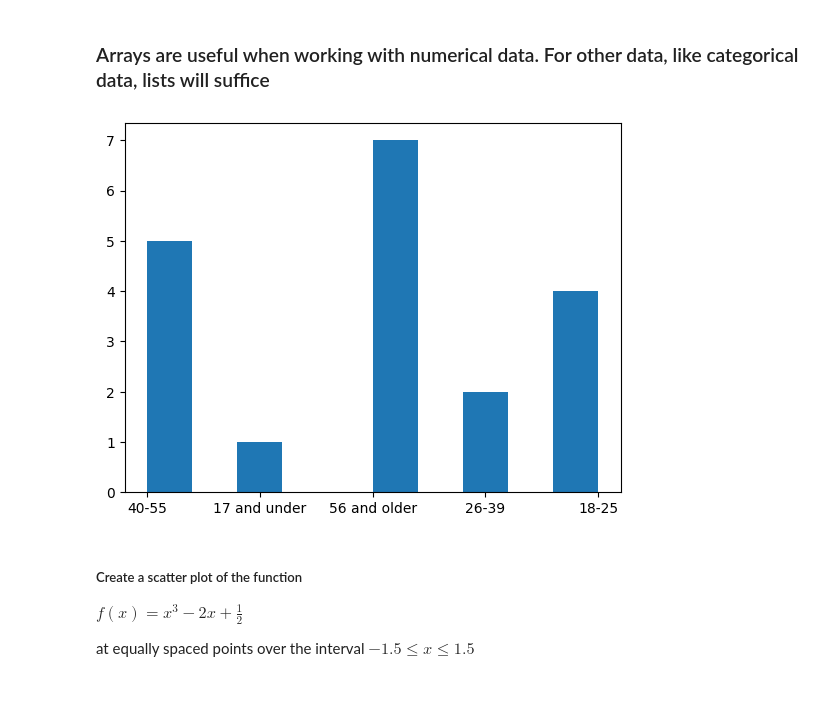
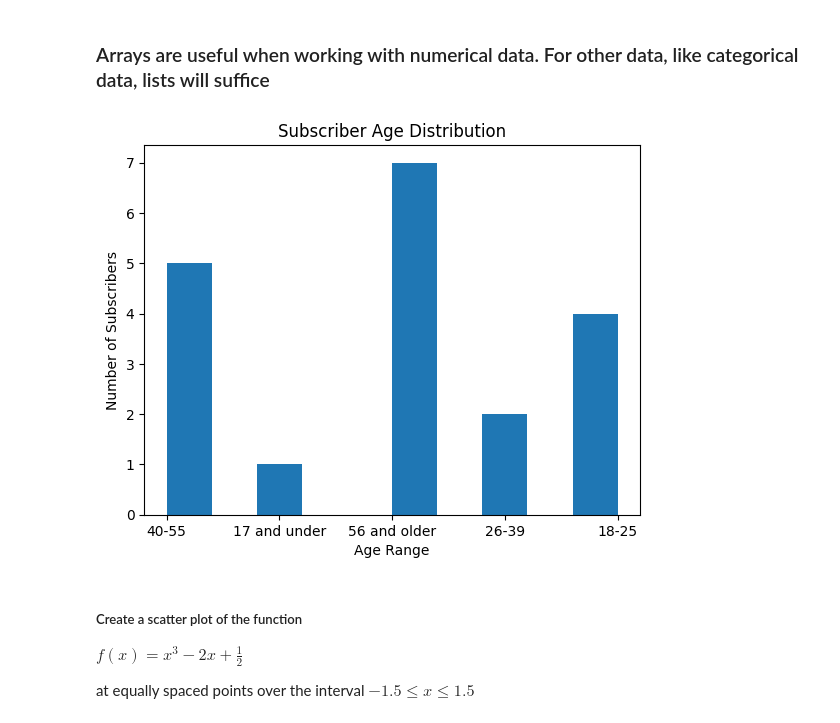
Before and after one commit to joycheng88/qtm151fall2025, a Jupyter notebook: Lecture_05/Lecture5.ipynb, the cells around one changed output. Drawn from its saved outputs; the diff is of its cells as text; code cells hidden in the pictures; blank space fills up the shorter version.

```diff
--- a/Lecture_05/Lecture5.ipynb
+++ b/Lecture_05/Lecture5.ipynb
@@ -305,28 +305,30 @@ print(np.min(c_vec)) # minimum
 ### Arrays are useful when working with numerical data. For other data, like categorical data, lists will suffice
 # %%
 # use matplotlib.pyplot to create a histogram of categorical data
-
 import matplotlib.pyplot as plt
 
 # Suppose a news outlet polls a sample of its subscribers to learn about
 # the typical age range they are reaching. Each subscriber chooses one of
 # the following options:
 #   - 17 and under
 #   - 18-25
 #   - 26-39
 #   - 40-55
 #   - 56 and older
 
 # store data as list
 subscriber_ages = ["40-55", "40-55", "17 and under", "56 and older", "26-39",
                    "56 and older", "18-25", "18-25", "56 and older", "40-55",
                    "18-25", "56 and older", "56 and older", "40-55", "40-55",
                    "56 and older", "26-39", "56 and older", "18-25"]
 
-plt.hist(x = subscriber_ages)
+plt.hist(x = subscriber_ages) # should rearrange the bars in order
+plt.xlabel("Age Range")
+plt.ylabel("Number of Subscribers")
+plt.title("Subscriber Age Distribution")
 plt.show()
 # %% [output]
-[figure, old version]
+[figure, new version]
 # %% [markdown]
 ##### Create a scatter plot of the function
 
```
Also changed, not shown: parts of 9 cells of this notebook.
